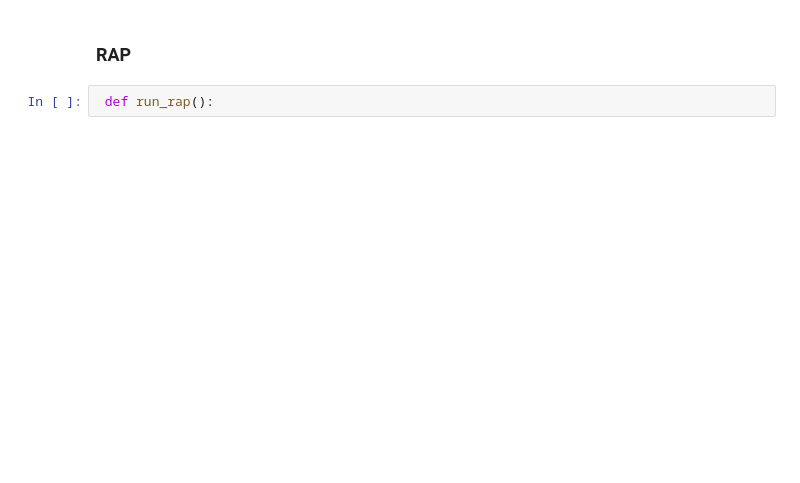
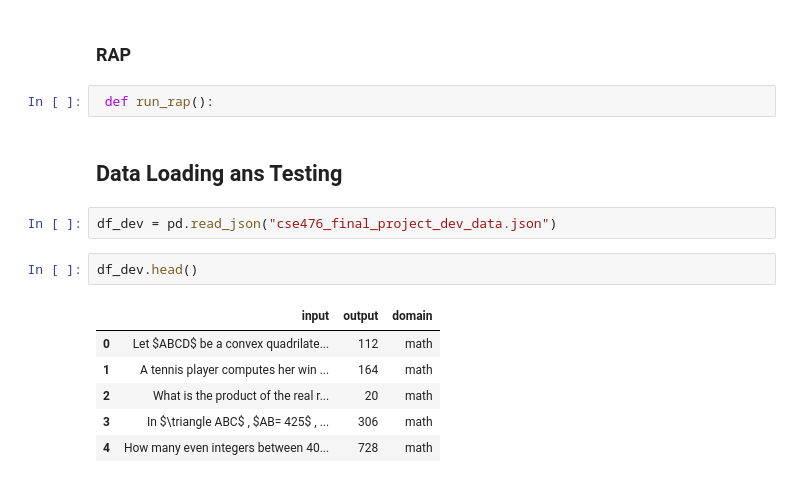
Before and after one commit to Anvith-Thumma/CSE-476-Final-Project, a Jupyter notebook: agent.ipynb, the cells around one changed output. Saved outputs shown, nothing was run; the diff lists cells and outputs as text; blank space fills up the shorter version.

```diff
--- a/agent.ipynb
+++ b/agent.ipynb
@@ -107,3 +118,16 @@ Think step by step and output the answer with the following format: Final answer
 ### RAP
 # %%
  def run_rap():
+# %% [markdown]
+## Data Loading ans Testing
+# %%
+df_dev = pd.read_json("cse476_final_project_dev_data.json")
+# %%
+df_dev.head()
+# %% [output]
+|  | input | output | domain |
+| 0 | Let $ABCD$ be a convex quadrilate... | 112 | math |
+| 1 | A tennis player computes her win ... | 164 | math |
+| 2 | What is the product of the real r... | 20 | math |
+| 3 | In $\triangle ABC$ , $AB= 425$ , ... | 306 | math |
+| 4 | How many even integers between 40... | 728 | math |
```
Also changed, not shown: parts of 5 cells of this notebook.
